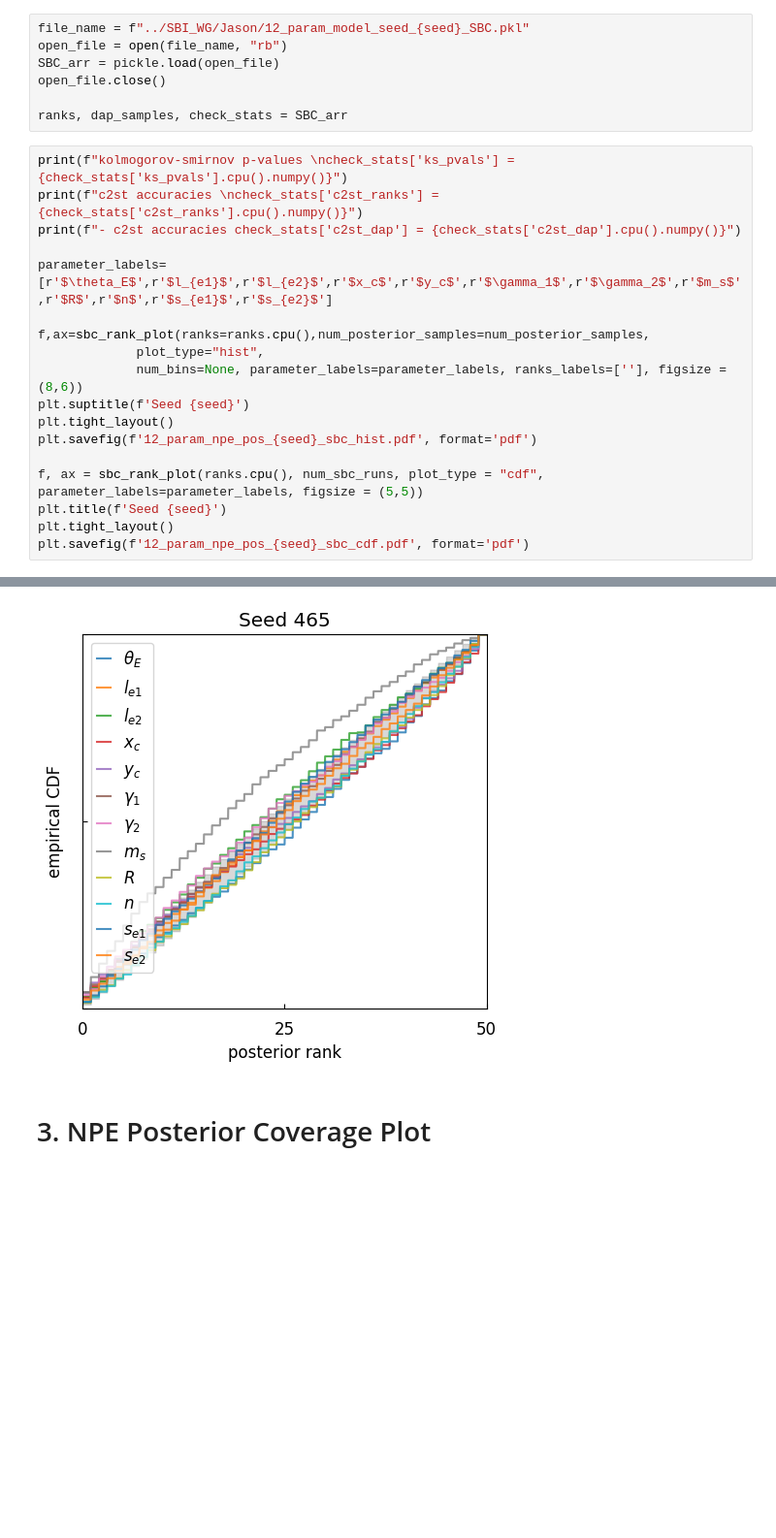
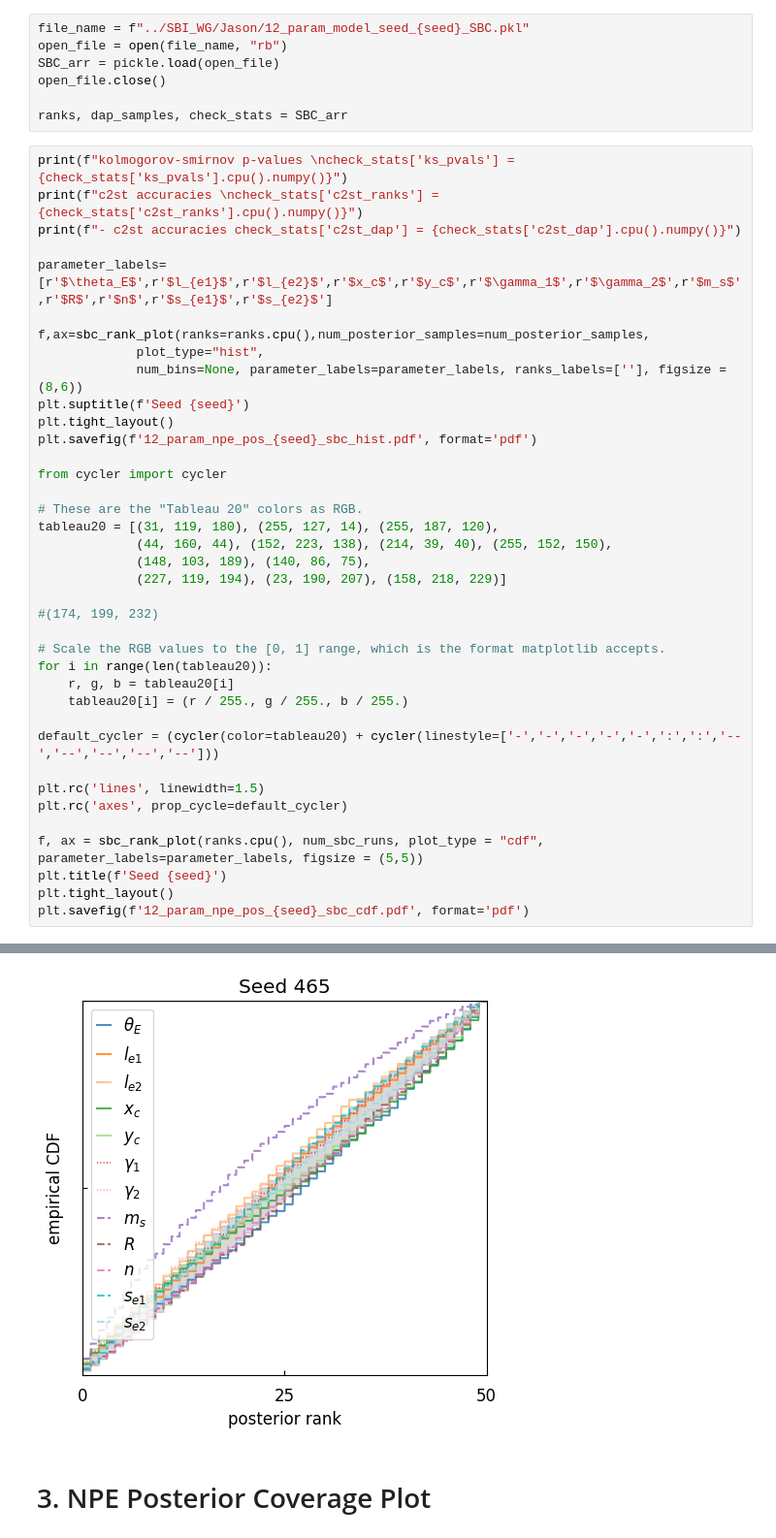
Before and after one commit to deepskies/DeepLensSBI, a Jupyter notebook: Analysis/12_param_analysis_notebook.ipynb, the cells around one changed output, grey strips where cells are left out. Shown at 97% size. Saved outputs shown, nothing was run; the diff lists cells and outputs as text; blank space fills up the shorter version.

Commit message:
Make SBC CDF plot linestyles consistent with posterior coverage plot.

```diff
--- a/Analysis/12_param_analysis_notebook.ipynb
+++ b/Analysis/12_param_analysis_notebook.ipynb
@@ -337,33 +337,53 @@ ranks, dap_samples, check_stats = SBC_arr
 # %%
 print(f"kolmogorov-smirnov p-values \ncheck_stats['ks_pvals'] = {check_stats['ks_pvals'].cpu().numpy()}")
 print(f"c2st accuracies \ncheck_stats['c2st_ranks'] = {check_stats['c2st_ranks'].cpu().numpy()}")
 print(f"- c2st accuracies check_stats['c2st_dap'] = {check_stats['c2st_dap'].cpu().numpy()}")
 
 parameter_labels=[r'$\theta_E$',r'$l_{e1}$',r'$l_{e2}$',r'$x_c$',r'$y_c$',r'$\gamma_1$',r'$\gamma_2$',r'$m_s$',r'$R$',r'$n$',r'$s_{e1}$',r'$s_{e2}$']
 
 f,ax=sbc_rank_plot(ranks=ranks.cpu(),num_posterior_samples=num_posterior_samples,
              plot_type="hist",
              num_bins=None, parameter_labels=parameter_labels, ranks_labels=[''], figsize = (8,6))
 plt.suptitle(f'Seed {seed}')
 plt.tight_layout()
 plt.savefig(f'12_param_npe_pos_{seed}_sbc_hist.pdf', format='pdf')
 
+from cycler import cycler
+
+# These are the "Tableau 20" colors as RGB.
+tableau20 = [(31, 119, 180), (255, 127, 14), (255, 187, 120),
+             (44, 160, 44), (152, 223, 138), (214, 39, 40), (255, 152, 150),
+             (148, 103, 189), (140, 86, 75),
+             (227, 119, 194), (23, 190, 207), (158, 218, 229)]
+
+#(174, 199, 232)
+
+# Scale the RGB values to the [0, 1] range, which is the format matplotlib accepts.
+for i in range(len(tableau20)):
+    r, g, b = tableau20[i]
+    tableau20[i] = (r / 255., g / 255., b / 255.)
+
+default_cycler = (cycler(color=tableau20) + cycler(linestyle=['-','-','-','-','-',':',':','--','--','--','--','--']))
+
+plt.rc('lines', linewidth=1.5)
+plt.rc('axes', prop_cycle=default_cycler)
+
 f, ax = sbc_rank_plot(ranks.cpu(), num_sbc_runs, plot_type = "cdf", parameter_labels=parameter_labels, figsize = (5,5))
 plt.title(f'Seed {seed}')
 plt.tight_layout()
 plt.savefig(f'12_param_npe_pos_{seed}_sbc_cdf.pdf', format='pdf')
 # %% [output]
 kolmogorov-smirnov p-values
 check_stats['ks_pvals'] = [1.8269042e-04 1.0853946e-01 8.7516115e-04 2.8910190e-03 1.3012024e-02
  1.6848464e-01 1.4285959e-03 4.1011840e-23 4.5334161e-03 1.5874481e-02
  4.8111223e-02 4.0574682e-01]
 c2st accuracies
 check_stats['c2st_ranks'] = [0.5755 0.5775 0.5605 0.5885 0.58   0.605  0.561  0.59   0.566  0.5585
  0.559  0.5635]
 - c2st accuracies check_stats['c2st_dap'] = [0.5295 0.5125 0.5095 0.511  0.5165 0.511  0.502  0.4865 0.517  0.5075
  0.498  0.513 ]
 [figure]
-[figure, old version]
+[figure, new version]
 # %% [markdown]
 # 3. NPE Posterior Coverage Plot
 # %% [markdown]
```
Also changed, not shown: parts of 2 cells of this notebook.
